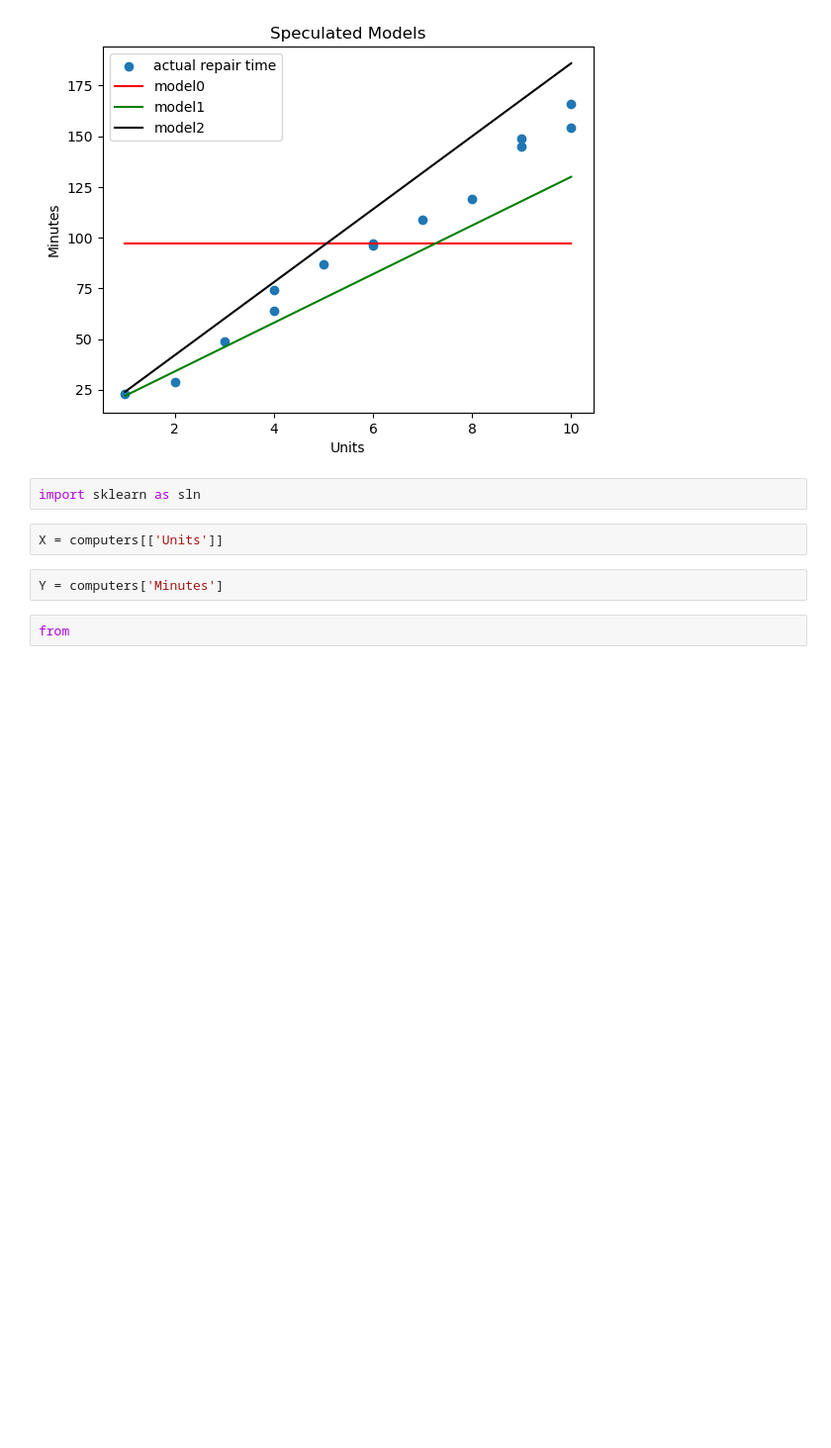
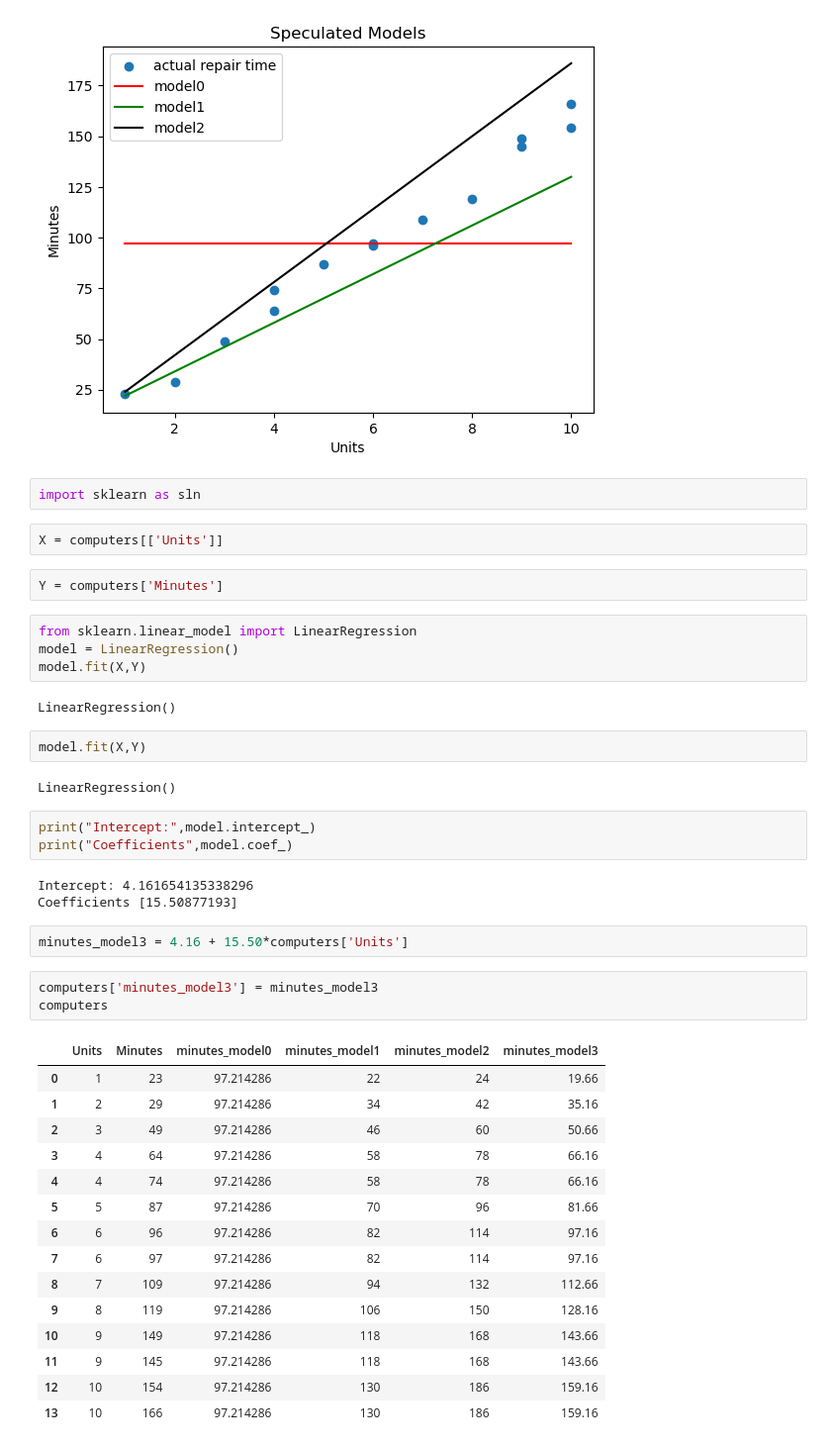
Before and after one commit to hardik7426/AI-ML-Basic-Preticals, a Jupyter notebook: Tutorial2.ipynb, the cells around one changed output. Shown at 99% size. Saved outputs shown, nothing was run; the diff lists cells and outputs as text; blank space fills up the shorter version.

```diff
--- a/Tutorial2.ipynb
+++ b/Tutorial2.ipynb
@@ -81,4 +81,39 @@ X = computers[['Units']]
 # %%
 Y = computers['Minutes']
 # %%
-from
+from sklearn.linear_model import LinearRegression
+model = LinearRegression()
+model.fit(X,Y)
+# %% [output]
+LinearRegression()
+# %%
+model.fit(X,Y)
+# %% [output]
+LinearRegression()
+# %%
+print("Intercept:",model.intercept_)
+print("Coefficients",model.coef_)
+# %% [output]
+Intercept: 4.161654135338296
+Coefficients [15.50877193]
+# %%
+minutes_model3 = 4.16 + 15.50*computers['Units']
+# %%
+computers['minutes_model3'] = minutes_model3
+computers
+# %% [output]
+|  | Units | Minutes | minutes_model0 | minutes_model1 | minutes_model2 | minutes_model3 |
+| 0 | 1 | 23 | 97.214286 | 22 | 24 | 19.66 |
+| 1 | 2 | 29 | 97.214286 | 34 | 42 | 35.16 |
+| 2 | 3 | 49 | 97.214286 | 46 | 60 | 50.66 |
+| 3 | 4 | 64 | 97.214286 | 58 | 78 | 66.16 |
+| 4 | 4 | 74 | 97.214286 | 58 | 78 | 66.16 |
+| 5 | 5 | 87 | 97.214286 | 70 | 96 | 81.66 |
+| 6 | 6 | 96 | 97.214286 | 82 | 114 | 97.16 |
+| 7 | 6 | 97 | 97.214286 | 82 | 114 | 97.16 |
+| 8 | 7 | 109 | 97.214286 | 94 | 132 | 112.66 |
+| 9 | 8 | 119 | 97.214286 | 106 | 150 | 128.16 |
+| 10 | 9 | 149 | 97.214286 | 118 | 168 | 143.66 |
+| 11 | 9 | 145 | 97.214286 | 118 | 168 | 143.66 |
+| 12 | 10 | 154 | 97.214286 | 130 | 186 | 159.16 |
+| 13 | 10 | 166 | 97.214286 | 130 | 186 | 159.16 |
```
Also changed, not shown: parts of 24 cells of this notebook, 4 other files.
